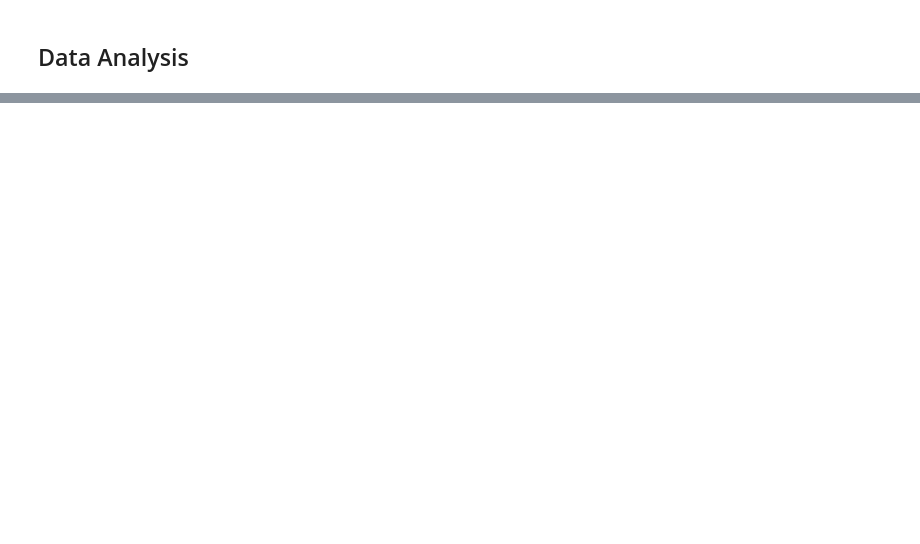
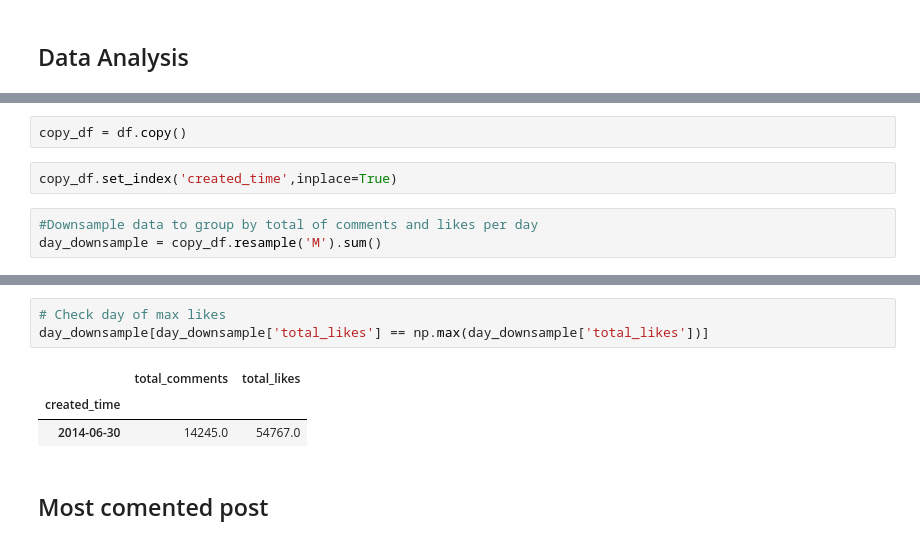
Before and after one commit to sergiarmengol/data_science, a Jupyter notebook: Facebook data analysis/Steam Data Analysis.ipynb, the cells around one changed output, grey strips where cells are left out. Cells and saved outputs as stored; diff of their text form; blank space fills up the shorter version.

```diff
--- a/Facebook data analysis/Steam Data Analysis.ipynb
+++ b/Facebook data analysis/Steam Data Analysis.ipynb
@@ -158,0 +174,7 @@ memory usage: 4.0+ KB
+# %%
+copy_df = df.copy()
+# %%
+copy_df.set_index('created_time',inplace=True)
+# %%
+#Downsample data to group by total of comments and likes per day
+day_downsample = copy_df.resample('M').sum()
@@ -158,0 +186,9 @@ memory usage: 4.0+ KB
+# %%
+# Check day of max likes
+day_downsample[day_downsample['total_likes'] == np.max(day_downsample['total_likes'])]
+# %% [output]
+|  | total_comments | total_likes |
+| created_time |  |  |
+| 2014-06-30 | 14245.0 | 54767.0 |
+# %% [markdown]
+## Most comented post
```
Also changed, not shown: parts of 23 cells of this notebook, 1 other file.
